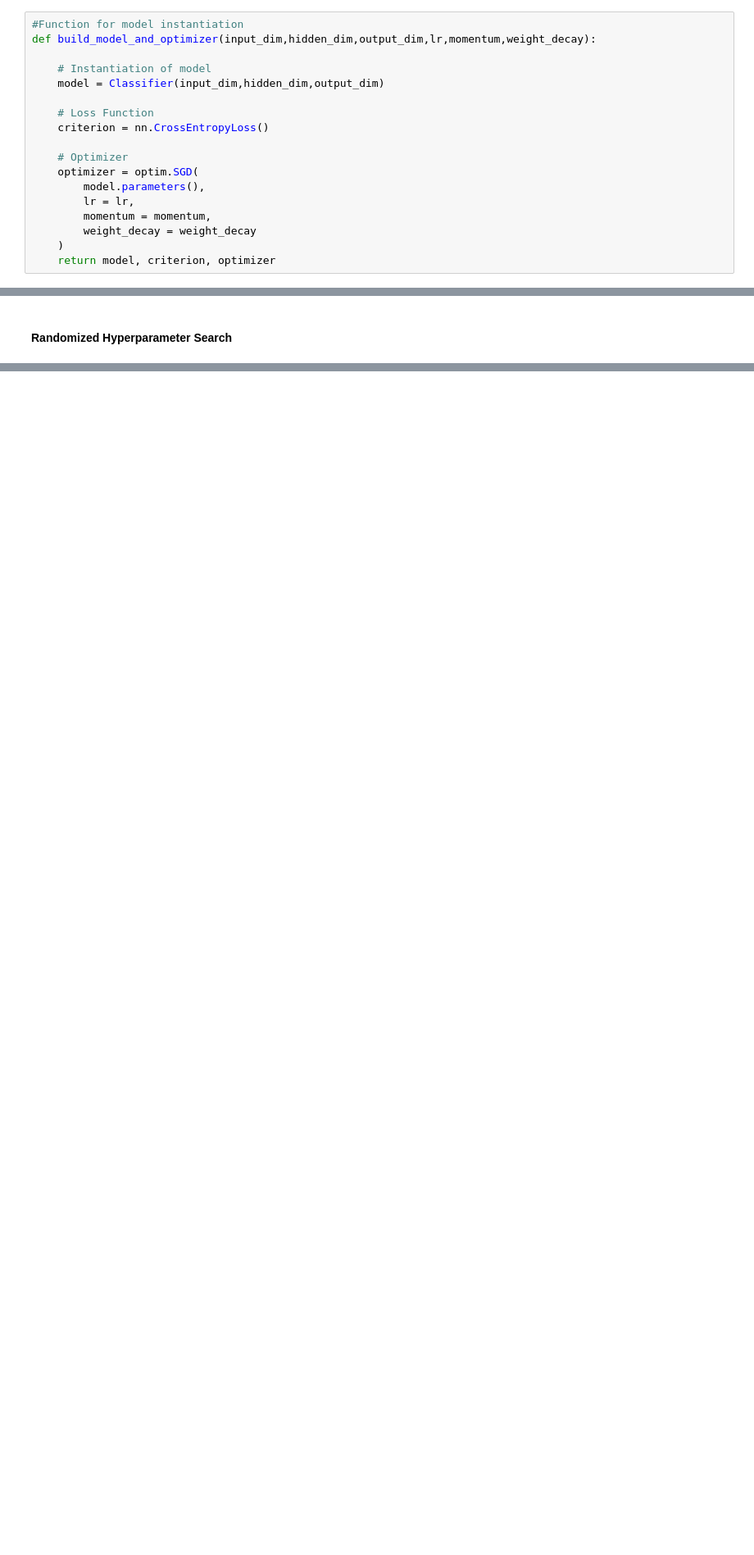
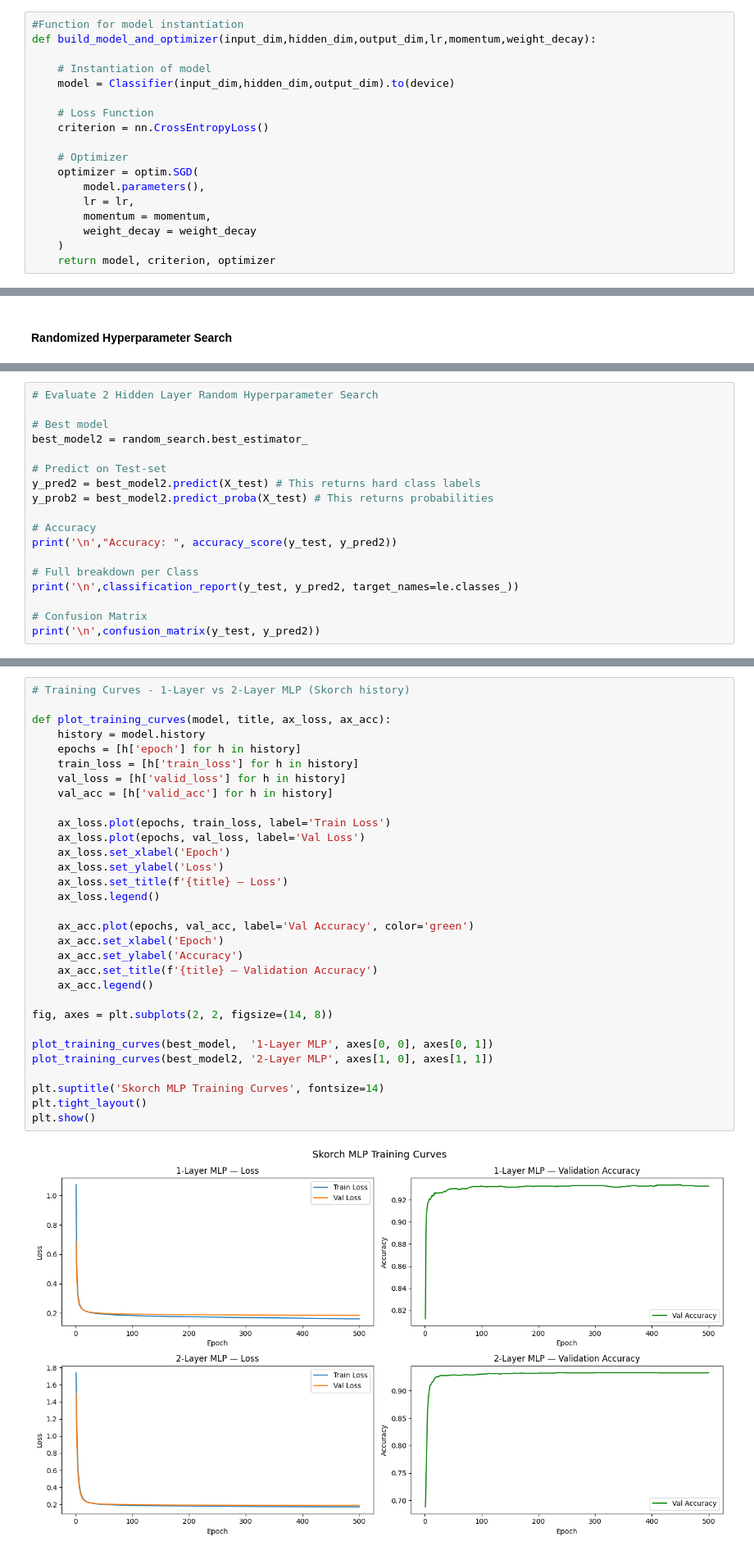
Before and after one commit to JoshNarindra/NECO_Proj, a Jupyter notebook: NECO_project.ipynb, the cells around one changed output, grey strips where cells are left out. Shown at 82% size. Saved outputs shown, nothing was run; the diff lists cells and outputs as text; blank space fills up the shorter version.

Commit message:
Report

```diff
--- a/NECO_project.ipynb
+++ b/NECO_project.ipynb
@@ -303,7 +316,7 @@ class Classifier(nn.Module):
 def build_model_and_optimizer(input_dim,hidden_dim,output_dim,lr,momentum,weight_decay):
 
     # Instantiation of model
-    model = Classifier(input_dim,hidden_dim,output_dim)
+    model = Classifier(input_dim,hidden_dim,output_dim).to(device)
 
     # Loss Function
     criterion = nn.CrossEntropyLoss()
@@ -463,0 +684,18 @@ param_dist = {
+# %%
+# Evaluate 2 Hidden Layer Random Hyperparameter Search
+
+# Best model
+best_model2 = random_search.best_estimator_
+
+# Predict on Test-set
+y_pred2 = best_model2.predict(X_test) # This returns hard class labels
+y_prob2 = best_model2.predict_proba(X_test) # This returns probabilities
+
+# Accuracy
+print('\n',"Accuracy: ", accuracy_score(y_test, y_pred2))
+
+# Full breakdown per Class
+print('\n',classification_report(y_test, y_pred2, target_names=le.classes_))
+
+# Confusion Matrix
+print('\n',confusion_matrix(y_test, y_pred2))
@@ -463,0 +733,33 @@ param_dist = {
+# %%
+# Training Curves - 1-Layer vs 2-Layer MLP (Skorch history)
+
+def plot_training_curves(model, title, ax_loss, ax_acc):
+    history = model.history
+    epochs = [h['epoch'] for h in history]
+    train_loss = [h['train_loss'] for h in history]
+    val_loss = [h['valid_loss'] for h in history]
+    val_acc = [h['valid_acc'] for h in history]
+
+    ax_loss.plot(epochs, train_loss, label='Train Loss')
+    ax_loss.plot(epochs, val_loss, label='Val Loss')
+    ax_loss.set_xlabel('Epoch')
+    ax_loss.set_ylabel('Loss')
+    ax_loss.set_title(f'{title} — Loss')
+    ax_loss.legend()
+
+    ax_acc.plot(epochs, val_acc, label='Val Accuracy', color='green')
+    ax_acc.set_xlabel('Epoch')
+    ax_acc.set_ylabel('Accuracy')
+    ax_acc.set_title(f'{title} — Validation Accuracy')
+    ax_acc.legend()
+
+fig, axes = plt.subplots(2, 2, figsize=(14, 8))
+
+plot_training_curves(best_model,  '1-Layer MLP', axes[0, 0], axes[0, 1])
+plot_training_curves(best_model2, '2-Layer MLP', axes[1, 0], axes[1, 1])
+
+plt.suptitle('Skorch MLP Training Curves', fontsize=14)
+plt.tight_layout()
+plt.show()
+# %% [output]
+[figure, added]
```
Also changed, not shown: parts of 36 cells of this notebook, 7 other files.
